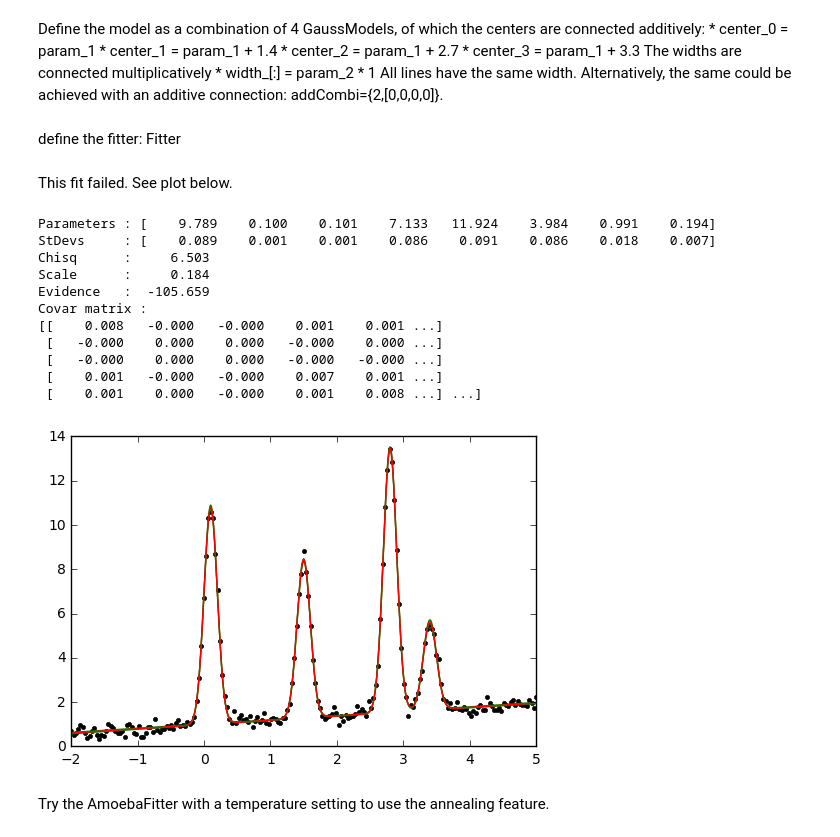
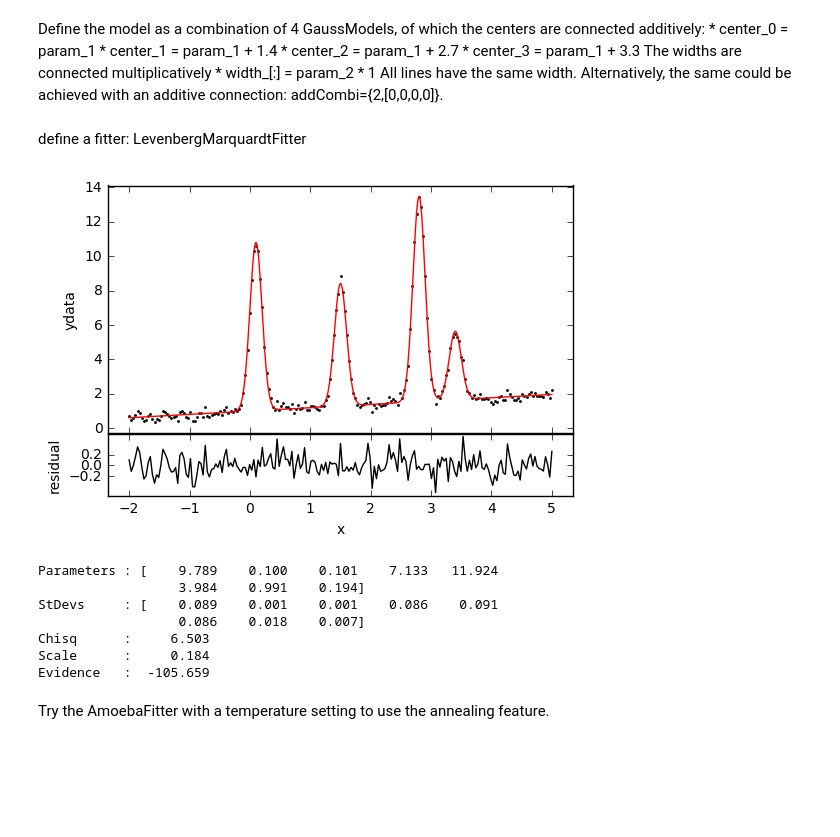
Before and after one commit to dokester/BayesicFitting, a Jupyter notebook: examples/combifit.ipynb, the cells around one changed output. Saved outputs shown, nothing was run; the diff lists cells and outputs as text; code cells hidden in the pictures; blank space fills up the shorter version.

```diff
--- a/examples/combifit.ipynb
+++ b/examples/combifit.ipynb
@@ -73,4 +75,4 @@ com.addModel( PolynomialModel( 1 ) )
 #printclass( gm )
 #printclass( com )
 # %% [markdown]
-define the fitter: Fitter
+define a fitter: LevenbergMarquardtFitter
@@ -82,29 +79,23 @@ param = fitter.fit( y )
-# %% [markdown]
-This fit failed. See plot below.
 # %%
+fitter = LevenbergMarquardtFitter( x, com )
+
+# find the parameters
+param = fitter.fit( y, plot=True )
+
 print( "Parameters :", fmt( param, max=None ) )
 print( "StDevs     :", fmt( fitter.stdevs, max=None ) )
 print( "Chisq      :", fmt( fitter.chisq ) )
 print( "Scale      :", fmt( fitter.scale ) )
 print( "Evidence   :", fmt( fitter.getEvidence( limits=[-100,100] ) ) )
-print( "Covar matrix :" )
-print( fmt( fitter.covariance))
 # %% [output]
+[figure, added]
-Parameters : [    9.789    0.100    0.101    7.133   11.924    3.984    0.991    0.194]
-StDevs     : [    0.089    0.001    0.001    0.086    0.091    0.086    0.018    0.007]
+Parameters : [    9.789    0.100    0.101    7.133   11.924
+                  3.984    0.991    0.194]
+StDevs     : [    0.089    0.001    0.001    0.086    0.091
+                  0.086    0.018    0.007]
 Chisq      :     6.503
 Scale      :     0.184
 Evidence   :  -105.659
-Covar matrix :
-[[    0.008   -0.000   -0.000    0.001    0.001 ...]
- [   -0.000    0.000    0.000   -0.000    0.000 ...]
- [   -0.000    0.000    0.000   -0.000   -0.000 ...]
- [    0.001   -0.000   -0.000    0.007    0.001 ...]
- [    0.001    0.000   -0.000    0.001    0.008 ...] ...]
-# %%
-plotFit( x, y, com, ftr=fitter )
-# %% [output]
-[figure, removed]
 # %% [markdown]
 Try the AmoebaFitter with a temperature setting to use the annealing feature.
 # %%
```
Also changed, not shown: parts of 6 cells of this notebook, 17 other files.
